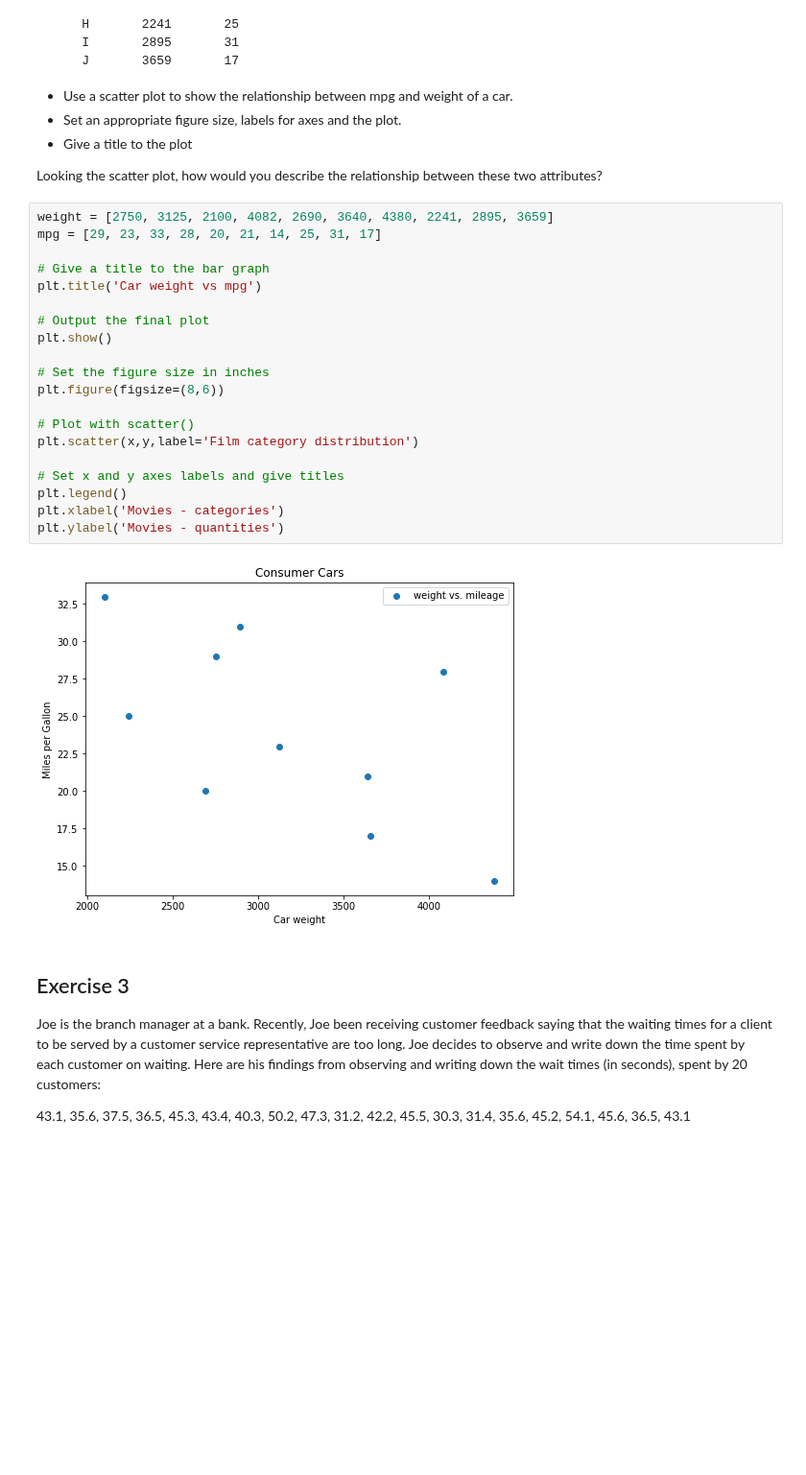
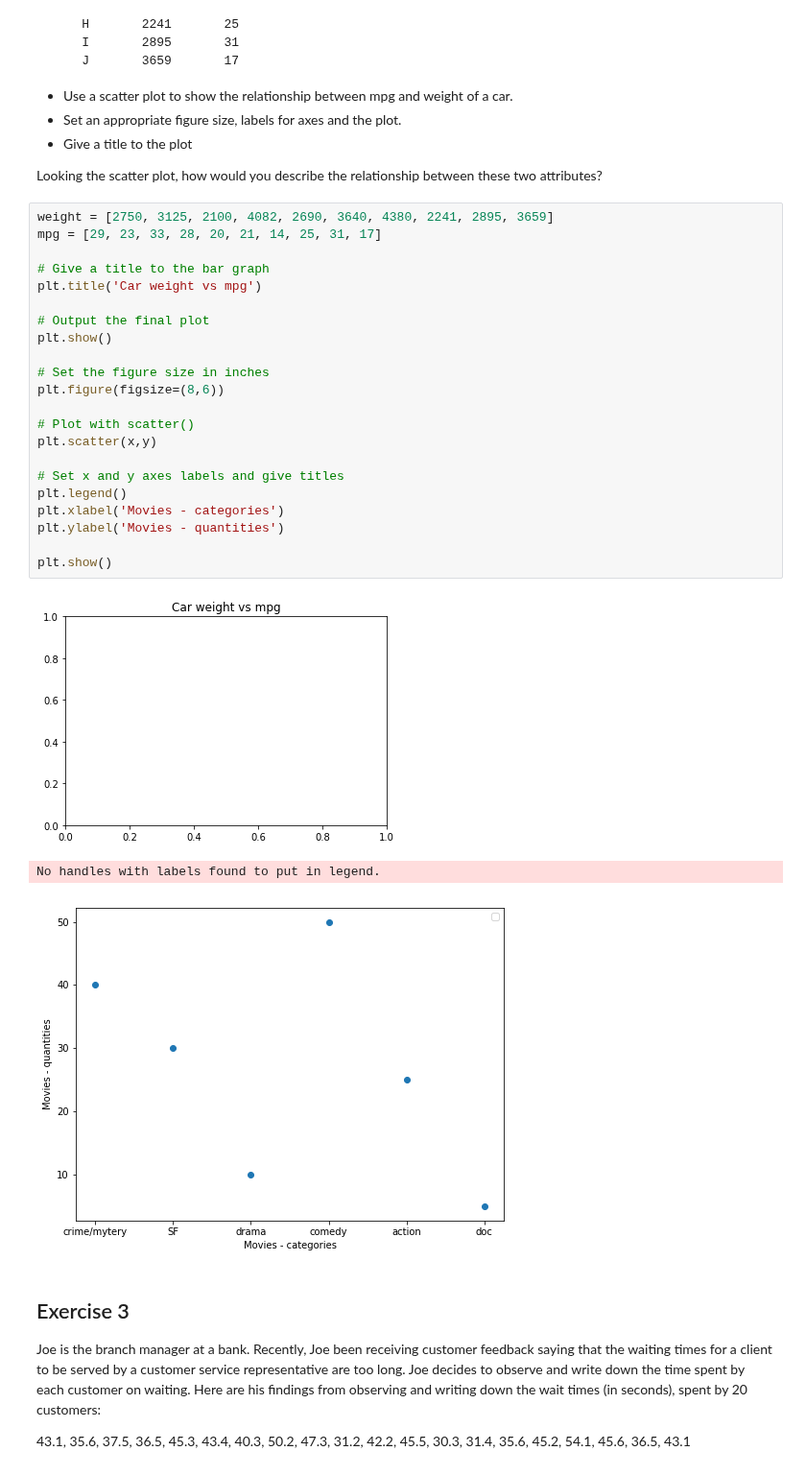
Before and after one commit to fleralle/dsc-data-viz-lab-houston-ds-042219, a Jupyter notebook: index.ipynb, the cells around one changed output. Shown at 96% size. Drawn from its saved outputs; the diff is of its cells as text; blank space fills up the shorter version.

```diff
--- a/index.ipynb
+++ b/index.ipynb
@@ -73,25 +73,29 @@ Looking the scatter plot, how would you describe the relationship between these
 # %%
 weight = [2750, 3125, 2100, 4082, 2690, 3640, 4380, 2241, 2895, 3659]
 mpg = [29, 23, 33, 28, 20, 21, 14, 25, 31, 17]
 
 # Give a title to the bar graph
 plt.title('Car weight vs mpg')
 
 # Output the final plot
 plt.show()
 
 # Set the figure size in inches
 plt.figure(figsize=(8,6))
 
 # Plot with scatter()
-plt.scatter(x,y,label='Film category distribution')
+plt.scatter(x,y)
 
 # Set x and y axes labels and give titles
 plt.legend()
 plt.xlabel('Movies - categories')
 plt.ylabel('Movies - quantities')
+
+plt.show()
 # %% [output]
-[figure, old version]
+[figure, new version]
+No handles with labels found to put in legend.
+[figure, added]
 # %% [markdown]
 ## Exercise 3
 
```
